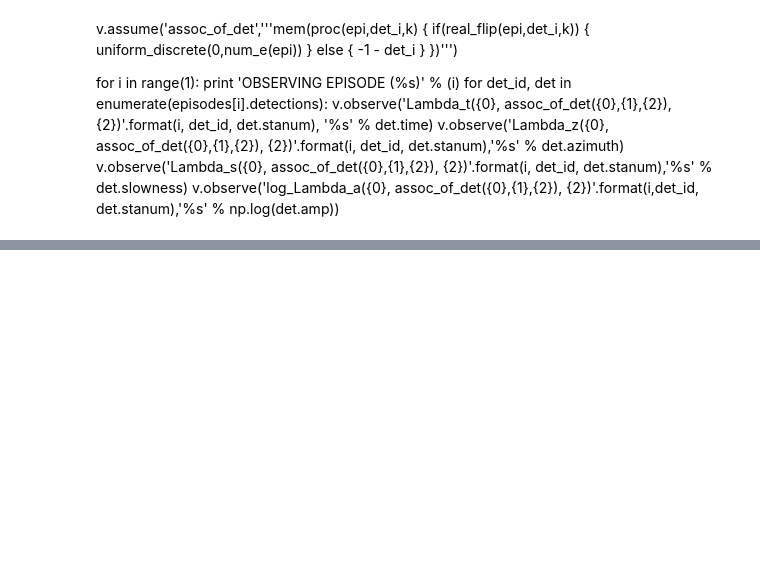
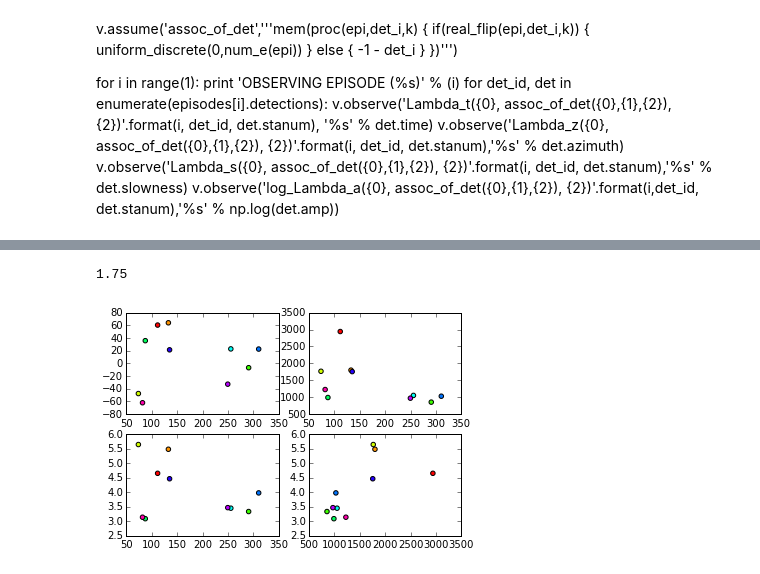
Before and after one commit to tapastro/ppaml2015seismic, a Jupyter notebook: seismic_detection.ipynb, the cells around one changed output, grey strips where cells are left out. Cells and saved outputs as stored; diff of their text form; code cells hidden in the pictures; blank space fills up the shorter version.

```diff
--- a/seismic_detection.ipynb
+++ b/seismic_detection.ipynb
@@ -309,8 +310,8 @@ v.assume('poss_e_m','''mem( proc(epi,i,k) {
 '<procedure>'
 # %%
 for epi in episodes_list:
-    for det_id in range(len(episodes[i].detections)):
-        det = episodes[i].detections[det_id]
+    for det_id in range(len(episodes[epi].detections)):
+        det = episodes[epi].detections[det_id]
         mu_a = v.sample('mu_a({0})'.format(det.stanum))
         ML_dist = invert_slowness(det.slowness)
         ML_loc = invert_dist_azimuth2(det.stanum,ML_dist,det.azimuth)
@@ -436,0 +480,25 @@ for item in pseudo_evs:
+# %%
+3.5/2
+# %% [output]
+1.75
+# %%
+fig=plt.figure(1)
+ax1=fig.add_subplot(221)
+ax2=fig.add_subplot(222)
+ax3=fig.add_subplot(223)
+ax4=fig.add_subplot(224)
+lon = [item[0] for item in pseudo_evs]
+lat = [item[1] for item in pseudo_evs]
+time = [item[3] for item in pseudo_evs]
+mag = [item[2] for item in pseudo_evs]
+
+cmap = cm.get_cmap('hsv')
+colors=[cmap(1.*i/(len(pseudo_evs))) for i in range(len(pseudo_evs))]
+
+
+loc = ax1.scatter(lon,lat,c=colors)
+lonvtime = ax2.scatter(lon,time,c=colors)
+lonvmag = ax3.scatter(lon,mag,c=colors)
+timevmag = ax4.scatter(time,mag,c=colors)
+# %% [output]
+[figure, added]
```
Also changed, not shown: parts of 7 cells of this notebook.
